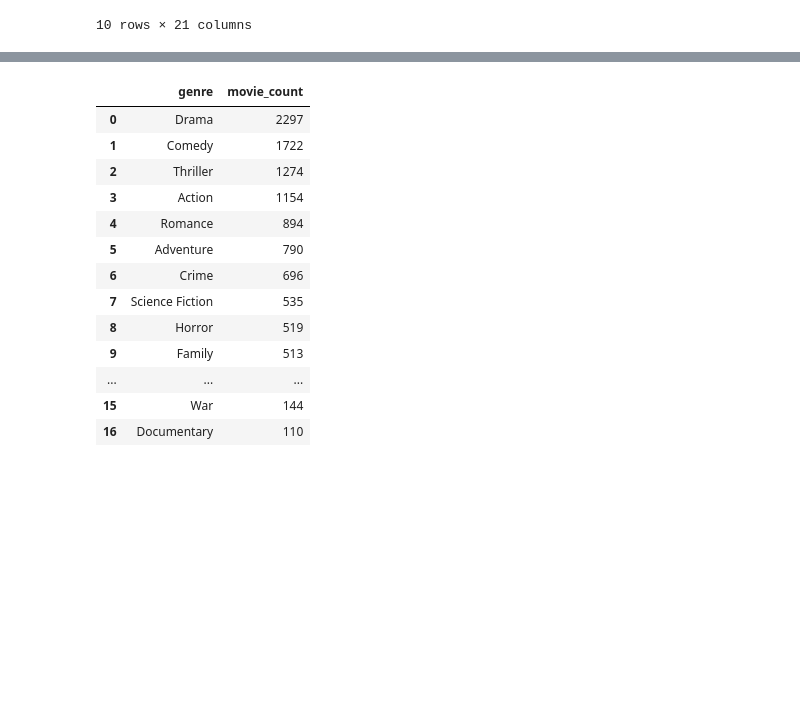
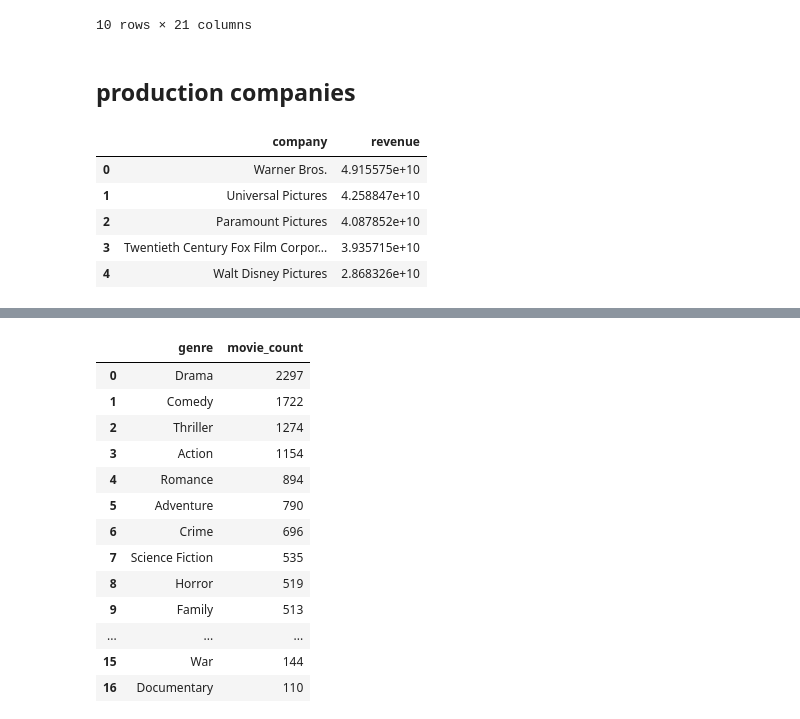
Before and after one commit to leyaof/movie-analysis, a Jupyter notebook: movie-analysis.ipynb, the cells around one changed output, grey strips where cells are left out. Saved outputs shown, nothing was run; the diff lists cells and outputs as text; code cells hidden in the pictures; blank space fills up the shorter version.

```diff
--- a/movie-analysis.ipynb
+++ b/movie-analysis.ipynb
@@ -236,3 +234,5 @@ top_revenue.head(10)
 | 546 | 74000000 | [Family, Animation, Adventure, Co... | [assistant, aftercreditsstinger, ... | Minions Stuart, Kevin and Bob are... | 875.581305 | [Universal Pictures, Illumination... | [United States of America] | ... |
 | 26 | 250000000 | [Adventure, Action, Science Fiction] | [civil war, war, marvel comic, se... | Following the events of Age of Ul... | 198.372395 | [Studio Babelsberg, Marvel Studio... | [United States of America] | ... |
 10 rows × 21 columns
+# %% [markdown]
+## production companies
@@ -238,0 +263,9 @@ top_revenue.head(10)
+# %%
+comp_revenue_sum.head()
+# %% [output]
+|  | company | revenue |
+| 0 | Warner Bros. | 4.915575e+10 |
+| 1 | Universal Pictures | 4.258847e+10 |
+| 2 | Paramount Pictures | 4.087852e+10 |
+| 3 | Twentieth Century Fox Film Corpor... | 3.935715e+10 |
+| 4 | Walt Disney Pictures | 2.868326e+10 |
```
Also changed, not shown: parts of 9 cells of this notebook.
